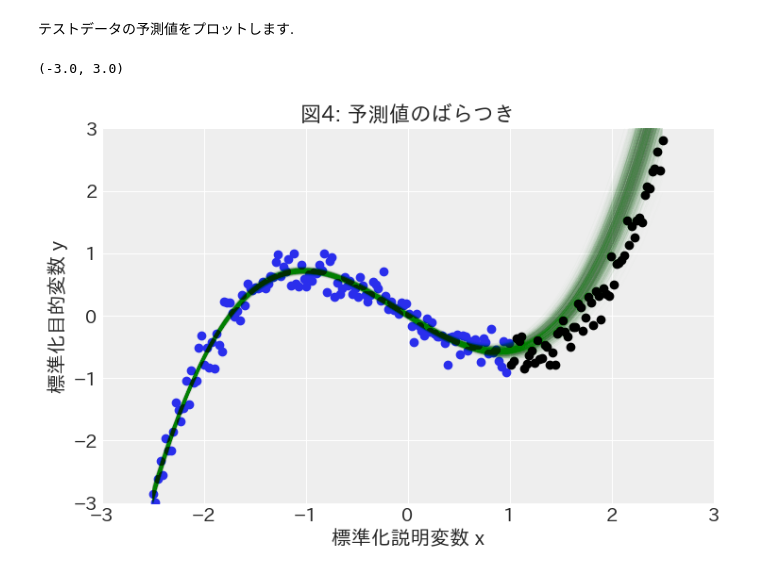
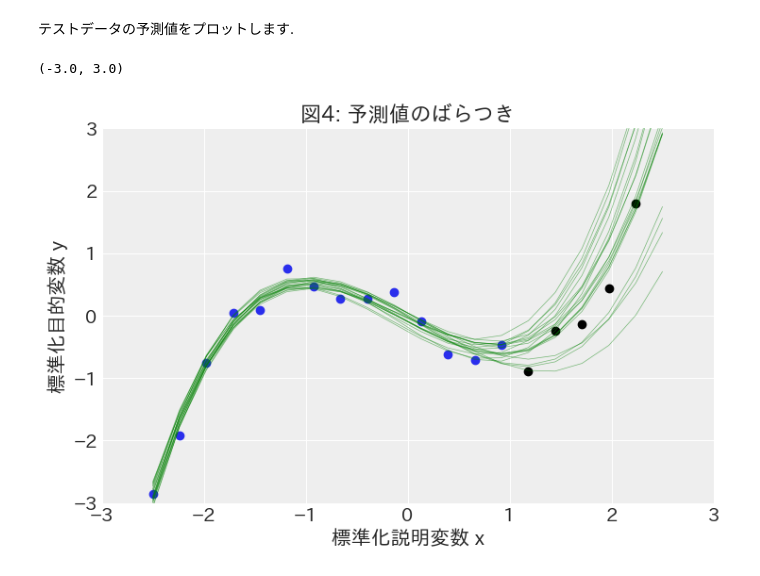
Before and after one commit to Tremendous1192/PyMC-Leraning, a Jupyter notebook: experiments/20240422 3次関数の回帰分析(NumPy).ipynb, the cells around one changed output. Saved outputs shown, nothing was run; the diff lists cells and outputs as text; code cells hidden in the pictures.

```diff
--- a/experiments/20240422 3次関数の回帰分析(NumPy).ipynb
+++ b/experiments/20240422 3次関数の回帰分析(NumPy).ipynb
@@ -32,11 +33,12 @@ np.random.seed(RANDOM_SEED)
 
 データの分布を図1に示します.
 # %%
-x = np.linspace(-2.5, +2.5, 200)
+x = np.linspace(-2.5, +2.5, 20)
 noise = np.random.normal(loc = 0.0, scale = 0.2, size = x.shape[0])
 y = x ** 3 / 3.0 - x + noise
 
 
+plt.plot(x, y - noise, linewidth = 1, alpha = 1, c = "black")
 sns.scatterplot(x = x, y = y)
 
 plt.title("図1: 真の関数: y = x^3 / 3 - x + N(0, 0.2)")
@@ -95,7 +97,7 @@ x_std = x_train.std()
 # モデル定義
 with pm.Model(coords = {"obs_idx": range(0, len(x_train))}) as model:
     # 観測値
-    x_obs = pm.Data("X_obs", value = x_train, dims = ["obs_idx"])
+    x_obs = pm.Data("x_obs", value = x_train, dims = ["obs_idx"])
     y_obs = pm.Data("y_obs", value = y_train, dims = ["obs_idx"])
 
     # 標準化
@@ -109,7 +111,6 @@ with pm.Model(coords = {"obs_idx": range(0, len(x_train))}) as model:
 
     # 目的変数の誤差の確率分布
     mu = pm.Deterministic("mu", beta_0 + beta_1 * x_standardized + beta_2 * x_standardized ** 2 + beta_3 * x_standardized ** 3)
-    #mu = alpha + pt.dot(X_obs, beta)
     sigma = pm.HalfNormal("sigma", sigma = 10)
     pm.Normal("obs", mu = mu, sigma = sigma, observed = y_obs)
 
@@ -182,13 +179,13 @@ array([<Axes: title={'center': '94.0% HDI'}>,
 # %%
 # 標準化
 x_standardized = (x - x_mean) / x_std
-#x_test_standardized = (x_test - x_mean) / x_std
 
 # 係数
-beta_0 = idata["posterior"]["beta_0"].values.reshape(-1, 1)
-beta_1 = idata["posterior"]["beta_1"].values.reshape(-1, 1)
-beta_2 = idata["posterior"]["beta_2"].values.reshape(-1, 1)
-beta_3 = idata["posterior"]["beta_3"].values.reshape(-1, 1)
+# 描画時間短縮のため,サンプリングの終盤の20個で予測する
+beta_0 = idata["posterior"]["beta_0"].values.reshape(-1, 1)[-20:]
+beta_1 = idata["posterior"]["beta_1"].values.reshape(-1, 1)[-20:]
+beta_2 = idata["posterior"]["beta_2"].values.reshape(-1, 1)[-20:]
+beta_3 = idata["posterior"]["beta_3"].values.reshape(-1, 1)[-20:]
 
 # 予測値分布
 y_preds = (
@@ -202,19 +199,19 @@ y_preds = (
 # %%
 _, ax = plt.subplots()
 
 # 予測分布
 for y_pred in y_preds:
-    plt.plot(x, y_pred, linewidth = 0.5, alpha = 0.01, c = "green")
+    plt.plot(x, y_pred, linewidth = 0.5, alpha = 0.5, c = "green")
 
 # 訓練データ
 ax.scatter(x_train, y_train)
 ax.scatter(x_test, y_test, marker = "o", color = "k")
 
 ax.set_title("図4: 予測値のばらつき")
 ax.set_xlabel("標準化説明変数 x")
 ax.set_ylabel("標準化目的変数 y")
 plt.xlim(-3, 3)
 plt.ylim(-3, 3)
 # %% [output]
 (-3.0, 3.0)
-[figure, old version]
+[figure, new version]
```
Also changed, not shown: parts of 7 cells of this notebook.
